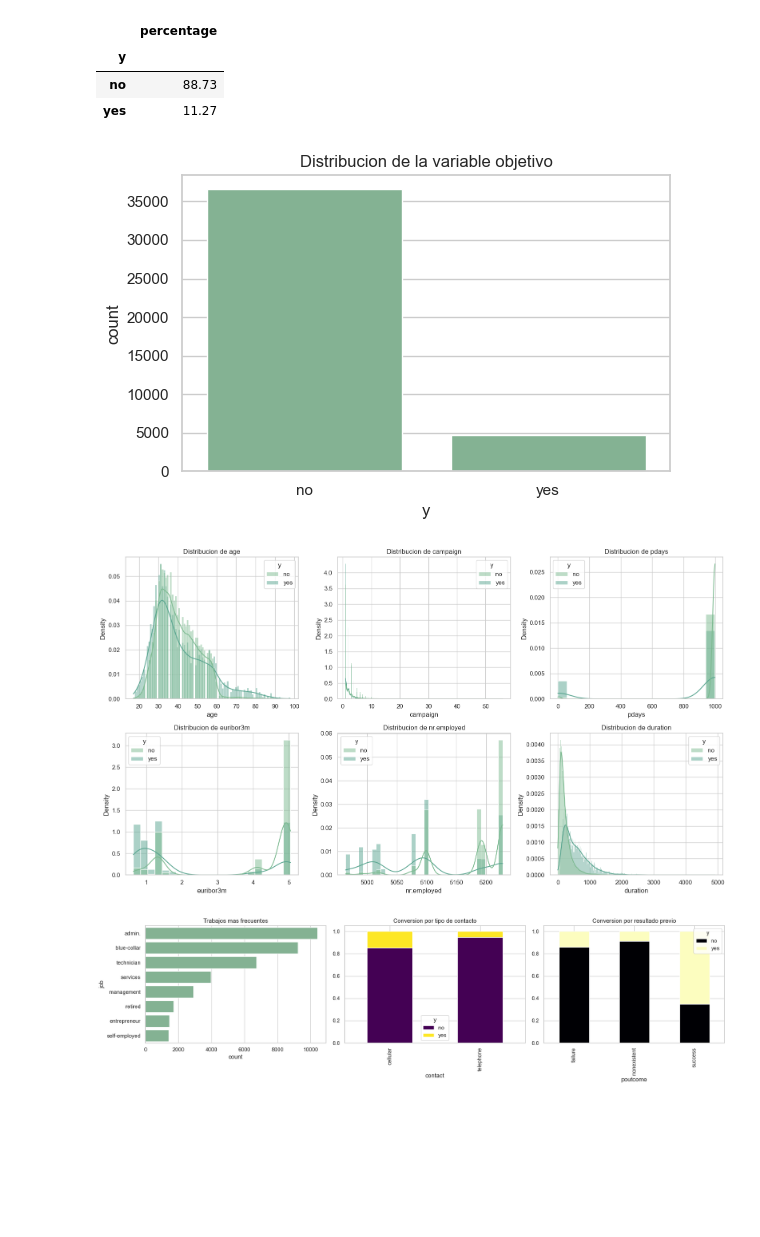
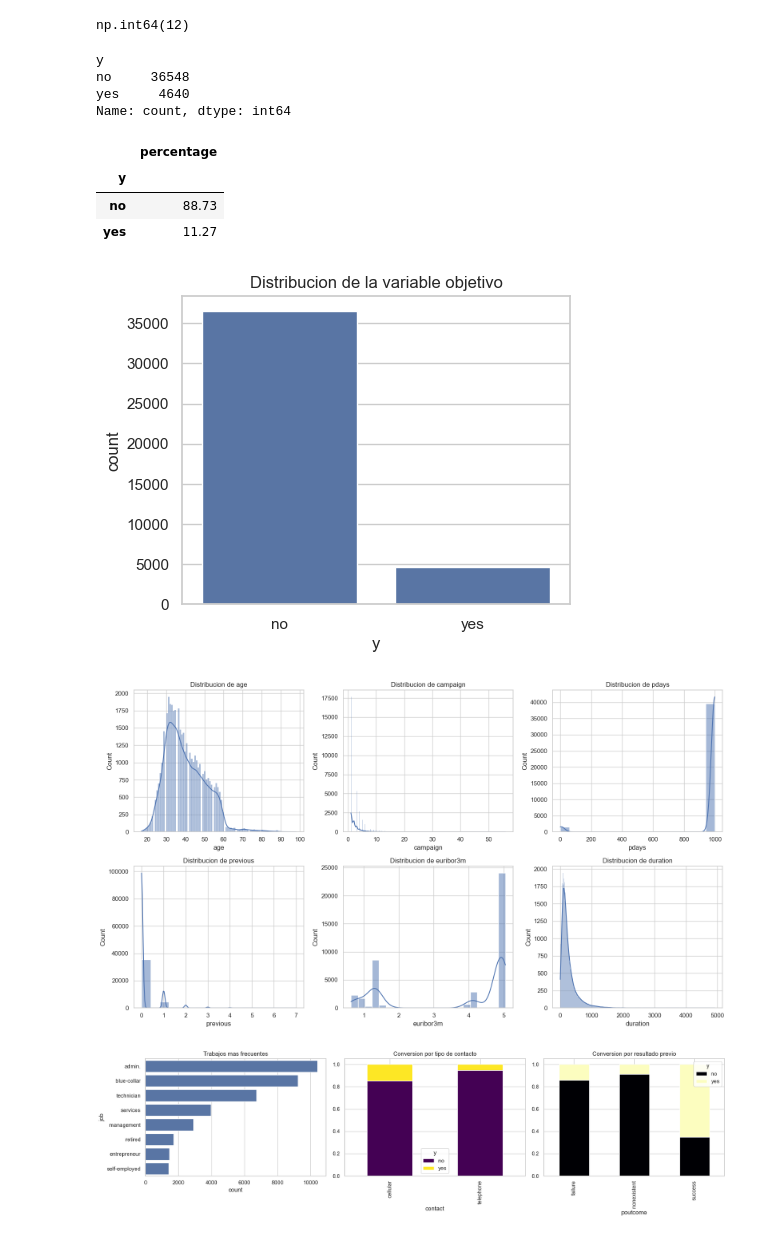
Before and after one commit to 4GeeksAcademy/Dragcessa1998-tutorial-de-Proyecto-de-Regresi-n-Log-stica, a Jupyter notebook: src/explore.ipynb, the cells around one changed output. Cells and saved outputs as stored; diff of their text form; code cells hidden in the pictures; blank space fills up the shorter version.

```diff
--- a/src/explore.ipynb
+++ b/src/explore.ipynb
@@ -46,6 +53,8 @@ pd.set_option("display.float_format", lambda value: f"{value:,.2f}")
 # %%
-df = load_dataset()
-df.head()
+# Cargamos el dataset directamente desde la URL del proyecto
+url = "https://storage.googleapis.com/breathecode/project-files/bank-marketing-campaign-data.csv"
+total_data = pd.read_csv(url, sep=";")
+total_data.head()
 # %% [output]
 |  | age | job | marital | education | default | housing | loan | contact | month | day_of_week | ... |
 | 0 | 56 | housemaid | married | basic.4y | no | no | no | telephone | may | mon | ... |
@@ -113,39 +138,51 @@ Duplicados detectados: 12
+# %%
+# Contamos filas duplicadas exactas
+total_data.duplicated().sum()
+# %% [output]
+np.int64(12)
 # %%
-target_distribution = df[TARGET_COLUMN].value_counts(normalize=True).mul(100).round(2).rename_axis(TARGET_COLUMN).to_frame("percentage")
-display(target_distribution)
-plt.figure(figsize=(6, 4))
-sns.countplot(data=df, x=TARGET_COLUMN, order=df[TARGET_COLUMN].value_counts().index)
+# Revisamos el balance de la variable objetivo
+# Esto es importante porque si el dataset esta desbalanceado accuracy no basta
+display(total_data["y"].value_counts())
+display(total_data["y"].value_counts(normalize=True).mul(100).round(2).to_frame("percentage"))
+plt.figure(figsize=(5, 4))
+sns.countplot(data=total_data, x="y")
 plt.title("Distribucion de la variable objetivo")
-plt.tight_layout()
+plt.show()
 # %% [output]
+y
+no     36548
+yes     4640
+Name: count, dtype: int64
 |  | percentage |
 | y |  |
 | no | 88.73 |
 | yes | 11.27 |
-[figure, old version]
+[figure, new version]
-# %%
-numeric_columns = ["age", "campaign", "pdays", "euribor3m", "nr.employed", "duration"]
-fig, axes = plt.subplots(2, 3, figsize=(16, 9))
-for ax, column in zip(axes.flatten(), numeric_columns):
-    sns.histplot(data=df, x=column, hue=TARGET_COLUMN, kde=True, stat="density", common_norm=False, ax=ax)
-    ax.set_title(f"Distribucion de {column}")
-plt.tight_layout()
-# %% [output]
-[figure, removed]
+# %%
+# Observamos la forma de algunas variables numericas relevantes
+numeric_columns = ["age", "campaign", "pdays", "previous", "euribor3m", "duration"]
+fig, axes = plt.subplots(2, 3, figsize=(16, 9))
+for ax, column in zip(axes.flatten(), numeric_columns):
+    sns.histplot(total_data[column], kde=True, ax=ax)
+    ax.set_title(f"Distribucion de {column}")
+plt.tight_layout()
+# %% [output]
+[figure, added]
 # %%
+# Analizamos algunas variables categoricas para detectar patrones de conversion
 fig, axes = plt.subplots(1, 3, figsize=(18, 5))
-sns.countplot(data=df, y="job", order=df["job"].value_counts().index[:8], ax=axes[0])
+sns.countplot(data=total_data, y="job", order=total_data["job"].value_counts().index[:8], ax=axes[0])
 axes[0].set_title("Trabajos mas frecuentes")
 
-subscription_by_contact = pd.crosstab(df["contact"], df[TARGET_COLUMN], normalize="index")
-subscription_by_contact.plot(kind="bar", stacked=True, ax=axes[1], colormap="viridis")
+pd.crosstab(total_data["contact"], total_data["y"], normalize="index").plot(kind="bar", stacked=True, ax=axes[1], colormap="viridis")
 axes[1].set_title("Conversion por tipo de contacto")
-axes[1].legend(title=TARGET_COLUMN)
+axes[1].legend(title="y")
 
-subscription_by_poutcome = pd.crosstab(df["poutcome"], df[TARGET_COLUMN], normalize="index")
-subscription_by_poutcome.plot(kind="bar", stacked=True, ax=axes[2], colormap="magma")
+pd.crosstab(total_data["poutcome"], total_data["y"], normalize="index").plot(kind="bar", stacked=True, ax=axes[2], colormap="magma")
 axes[2].set_title("Conversion por resultado previo")
-axes[2].legend(title=TARGET_COLUMN)
+axes[2].legend(title="y")
+
 plt.tight_layout()
 # %% [output]
-[figure, old version]
+[figure, new version]
```
Also changed, not shown: parts of 44 cells of this notebook.
